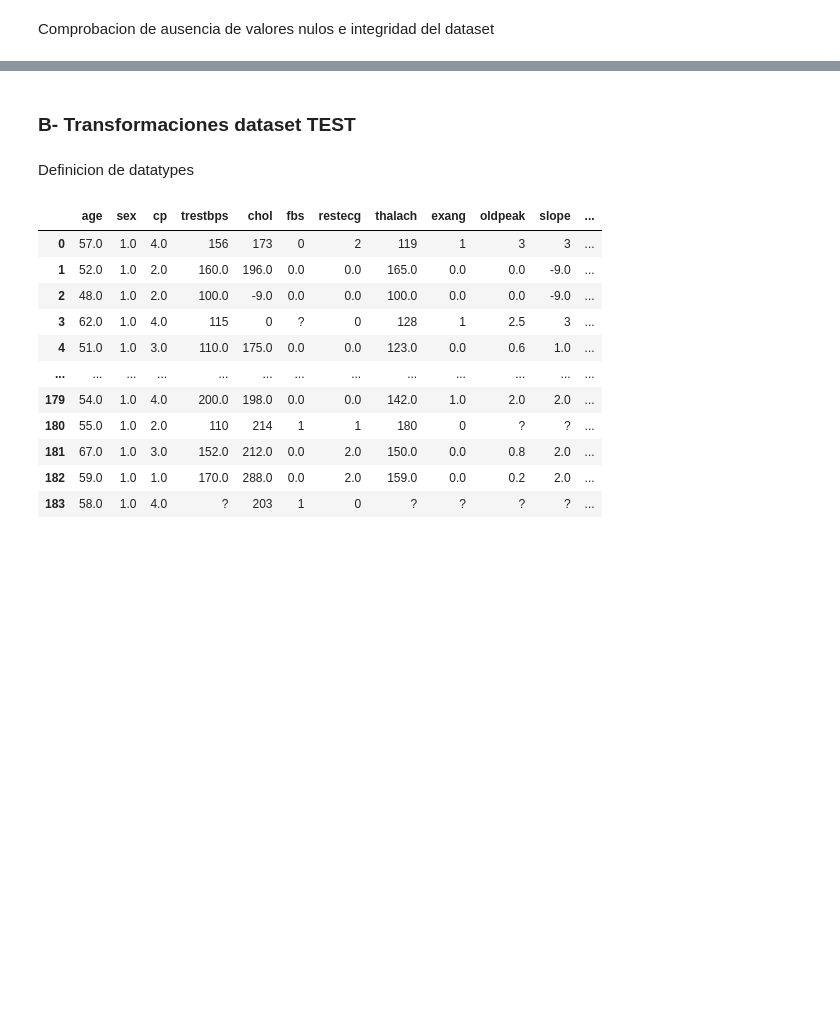
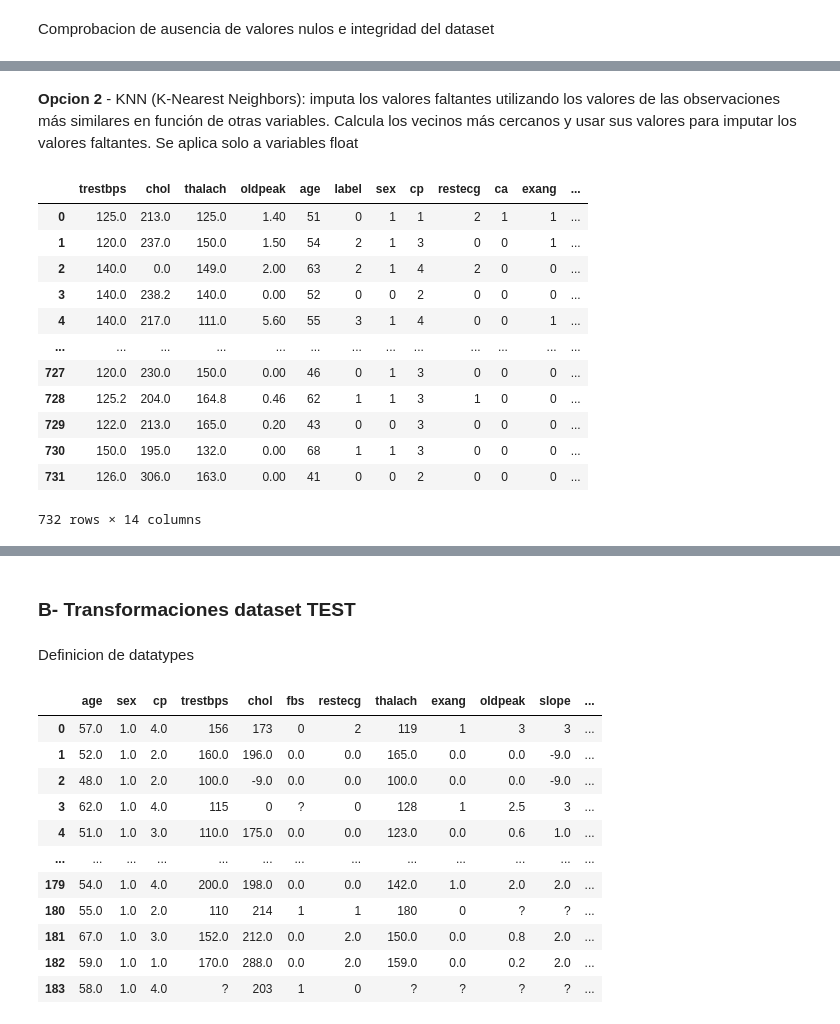
Before and after one commit to cmarty02/DATACADABRA_DataProject_3, a Jupyter notebook: data_raw/Data_Project_3_Cris.ipynb, the cells around one changed output, grey strips where cells are left out. Cells and saved outputs as stored; diff of their text form; code cells hidden in the pictures; blank space fills up the shorter version.

```diff
--- a/data_raw/Data_Project_3_Cris.ipynb
+++ b/data_raw/Data_Project_3_Cris.ipynb
@@ -501,0 +386,36 @@ data_without_missing
+# %% [markdown]
+**Opcion 2** - KNN (K-Nearest Neighbors): imputa los valores faltantes utilizando los valores de las observaciones más similares en función de otras variables. Calcula los vecinos más cercanos y usar sus valores para imputar los valores faltantes. Se aplica solo a variables float
+# %%
+from sklearn.impute import KNNImputer
+
+#Copia del df
+train_copy_b =  train.copy()
+
+
+# Imputar valores faltantes para variables float
+numeric_imputer = KNNImputer()
+numeric_imputed_data = numeric_imputer.fit_transform(train_copy_b[float_cols])
+numeric_imputed_df = pd.DataFrame(numeric_imputed_data, columns=float_cols)
+
+# Imputar valores faltantes con la moda para variables int
+categorical_imputed_df = train_copy_b[int_cols].fillna(train_copy_b.mode().iloc[0])
+
+# Combinar las variables float y int imputadas
+train_copy_b = pd.concat([numeric_imputed_df, categorical_imputed_df], axis=1)
+
+# Verificar si hay valores faltantes después de la imputación
+train_copy_b
+# %% [output]
+|  | trestbps | chol | thalach | oldpeak | age | label | sex | cp | restecg | ca | exang | ... |
+| 0 | 125.0 | 213.0 | 125.0 | 1.40 | 51 | 0 | 1 | 1 | 2 | 1 | 1 | ... |
+| 1 | 120.0 | 237.0 | 150.0 | 1.50 | 54 | 2 | 1 | 3 | 0 | 0 | 1 | ... |
+| 2 | 140.0 | 0.0 | 149.0 | 2.00 | 63 | 2 | 1 | 4 | 2 | 0 | 0 | ... |
+| 3 | 140.0 | 238.2 | 140.0 | 0.00 | 52 | 0 | 0 | 2 | 0 | 0 | 0 | ... |
+| 4 | 140.0 | 217.0 | 111.0 | 5.60 | 55 | 3 | 1 | 4 | 0 | 0 | 1 | ... |
+| ... | ... | ... | ... | ... | ... | ... | ... | ... | ... | ... | ... | ... |
+| 727 | 120.0 | 230.0 | 150.0 | 0.00 | 46 | 0 | 1 | 3 | 0 | 0 | 0 | ... |
+| 728 | 125.2 | 204.0 | 164.8 | 0.46 | 62 | 1 | 1 | 3 | 1 | 0 | 0 | ... |
+| 729 | 122.0 | 213.0 | 165.0 | 0.20 | 43 | 0 | 0 | 3 | 0 | 0 | 0 | ... |
+| 730 | 150.0 | 195.0 | 132.0 | 0.00 | 68 | 1 | 1 | 3 | 0 | 0 | 0 | ... |
+| 731 | 126.0 | 306.0 | 163.0 | 0.00 | 41 | 0 | 0 | 2 | 0 | 0 | 0 | ... |
+732 rows × 14 columns
```
Also changed, not shown: parts of 27 cells of this notebook, 1 other file.
